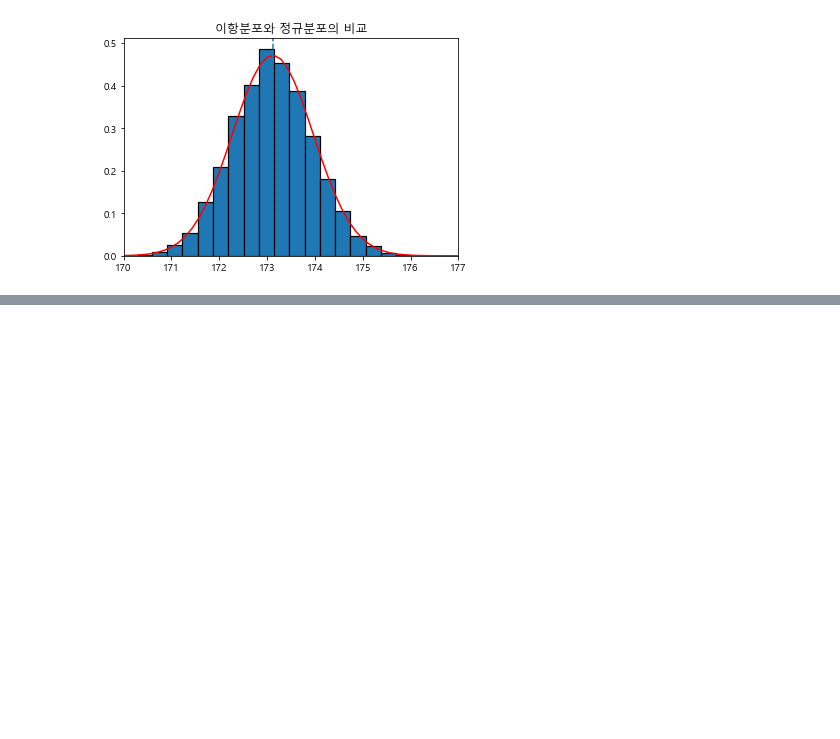
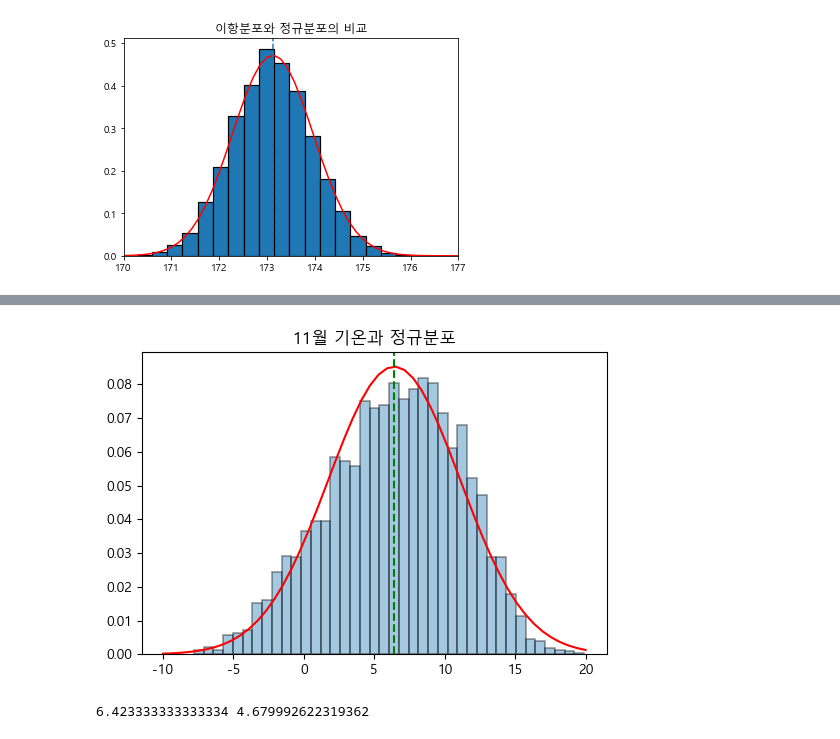
Before and after one commit to ShinUkhang/paiwha18, a Jupyter notebook: 혁신학교발표자료.ipynb, the cells around one changed output, grey strips where cells are left out. Cells and saved outputs as stored; diff of their text form; code cells hidden in the pictures; blank space fills up the shorter version.

```diff
--- a/혁신학교발표자료.ipynb
+++ b/혁신학교발표자료.ipynb
@@ -159 +161,35 @@ print(mu,sigma)
 0.3328594444148096 0.06645982242103622
+# %%
+import matplotlib.pyplot as plt
+import csv
+import numpy as np
+plt.rc('font',family='Malgun Gothic')
+plt.figure(dpi=100)
+
+f=open('seoul_180803.csv')
+data=csv.reader(f)
+next(data) #두번째 줄부터 데이터로 인식
+
+result=[]
+#11월 달의 기온을 110년간 추출
+for row in data:
+    if row[-3] != '' and row[0].split('-')[1] == '11' :
+        result.append(float(row[-3]))
+#평균과 분산
+mu=np.mean(result)
+sigma=np.std(result)
+#히스토그램
+plt.hist(result, bins=40, density=True, edgecolor='k', linewidth=1.2, alpha=0.4)
+
+#정규분포
+x=np.linspace(-10,20)
+y=1/(sigma * np.sqrt(2 * np.pi))*np.exp(-(x-mu)**2 / (2*sigma**2))
+plt.plot(x,y, color='red')
+plt.axvline(x=mu, linestyle='--', color='g')
+plt.title('11월 기온과 정규분포')
+plt.savefig('11월 기온분포')
+plt.show()
+print(mu,sigma)
+# %% [output]
+[figure, added]
+6.423333333333334 4.679992622319362
```
Also changed, not shown: parts of 2 cells of this notebook.
